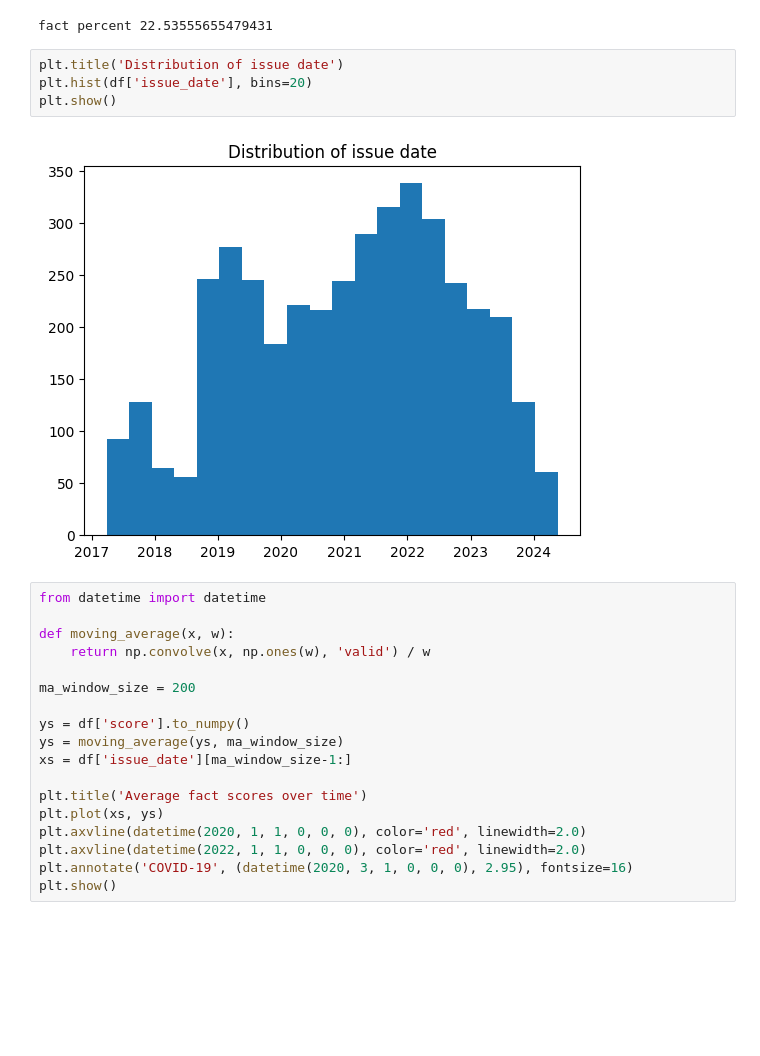
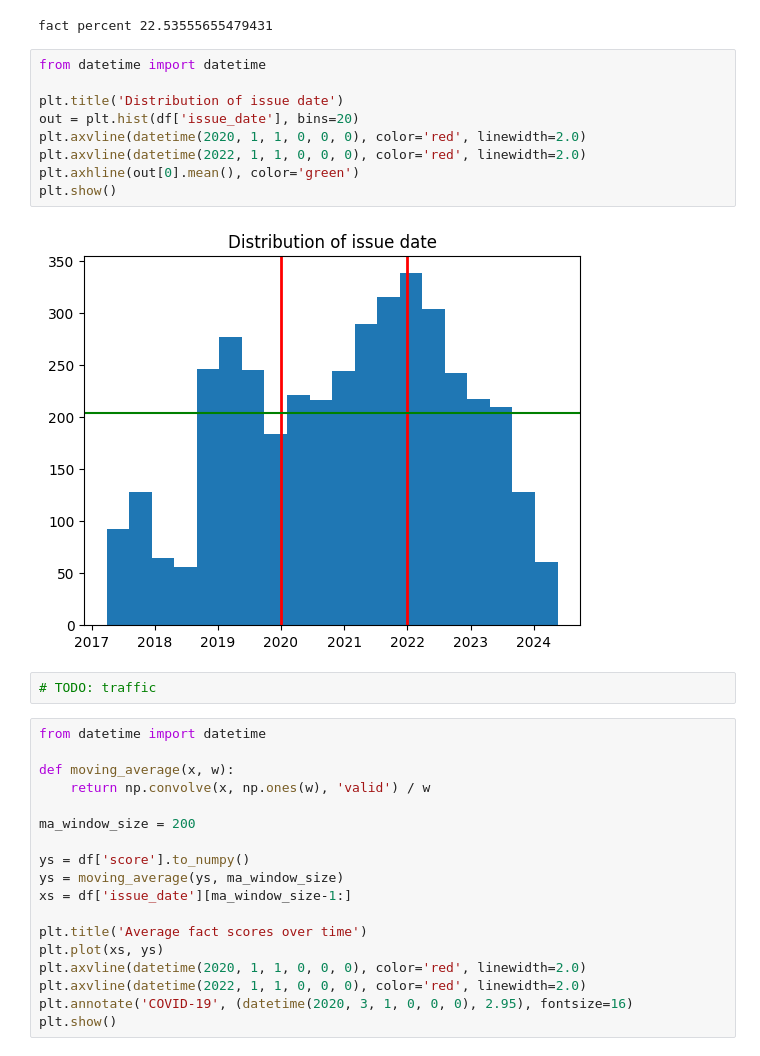
Before and after one commit to gmlwns2000/ai-fact-check-accuracy, a Jupyter notebook: analysis_snu_fact.ipynb, the cells around one changed output. Saved outputs shown, nothing was run; the diff lists cells and outputs as text; blank space fills up the shorter version.

```diff
--- a/analysis_snu_fact.ipynb
+++ b/analysis_snu_fact.ipynb
@@ -50,12 +51,19 @@ print('fact percent', df['is_fact'].to_numpy().astype(np.float32).mean() * 100)
 [figure]
 [figure]
 fact percent 22.53555655479431
-# %%
-plt.title('Distribution of issue date')
-plt.hist(df['issue_date'], bins=20)
-plt.show()
-# %% [output]
-[figure, removed]
+# %%
+from datetime import datetime
+
+plt.title('Distribution of issue date')
+out = plt.hist(df['issue_date'], bins=20)
+plt.axvline(datetime(2020, 1, 1, 0, 0, 0), color='red', linewidth=2.0)
+plt.axvline(datetime(2022, 1, 1, 0, 0, 0), color='red', linewidth=2.0)
+plt.axhline(out[0].mean(), color='green')
+plt.show()
+# %% [output]
+[figure, added]
+# %%
+# TODO: traffic
 # %%
 from datetime import datetime
 
```
Also changed, not shown: parts of 6 cells of this notebook, 2 other files.
